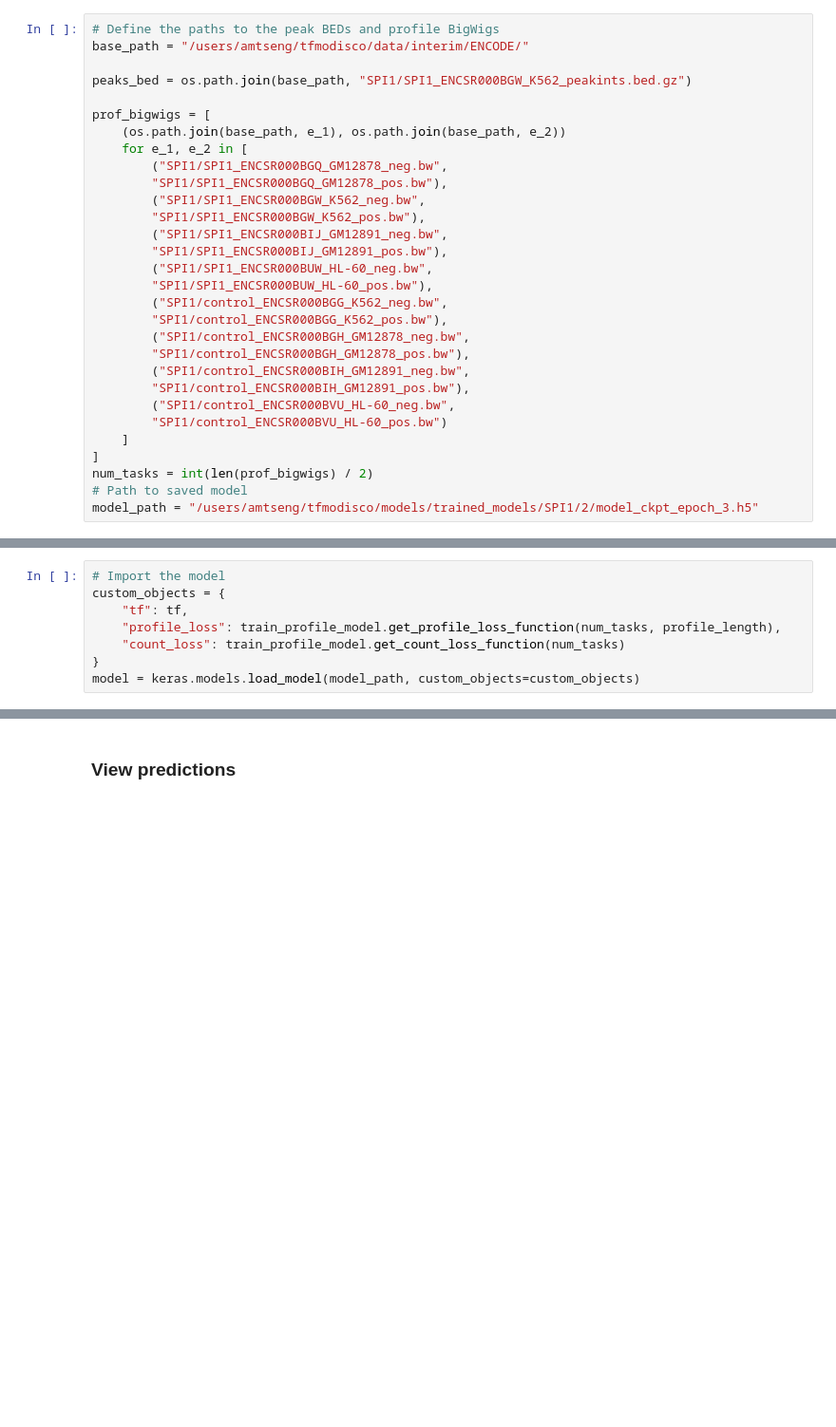
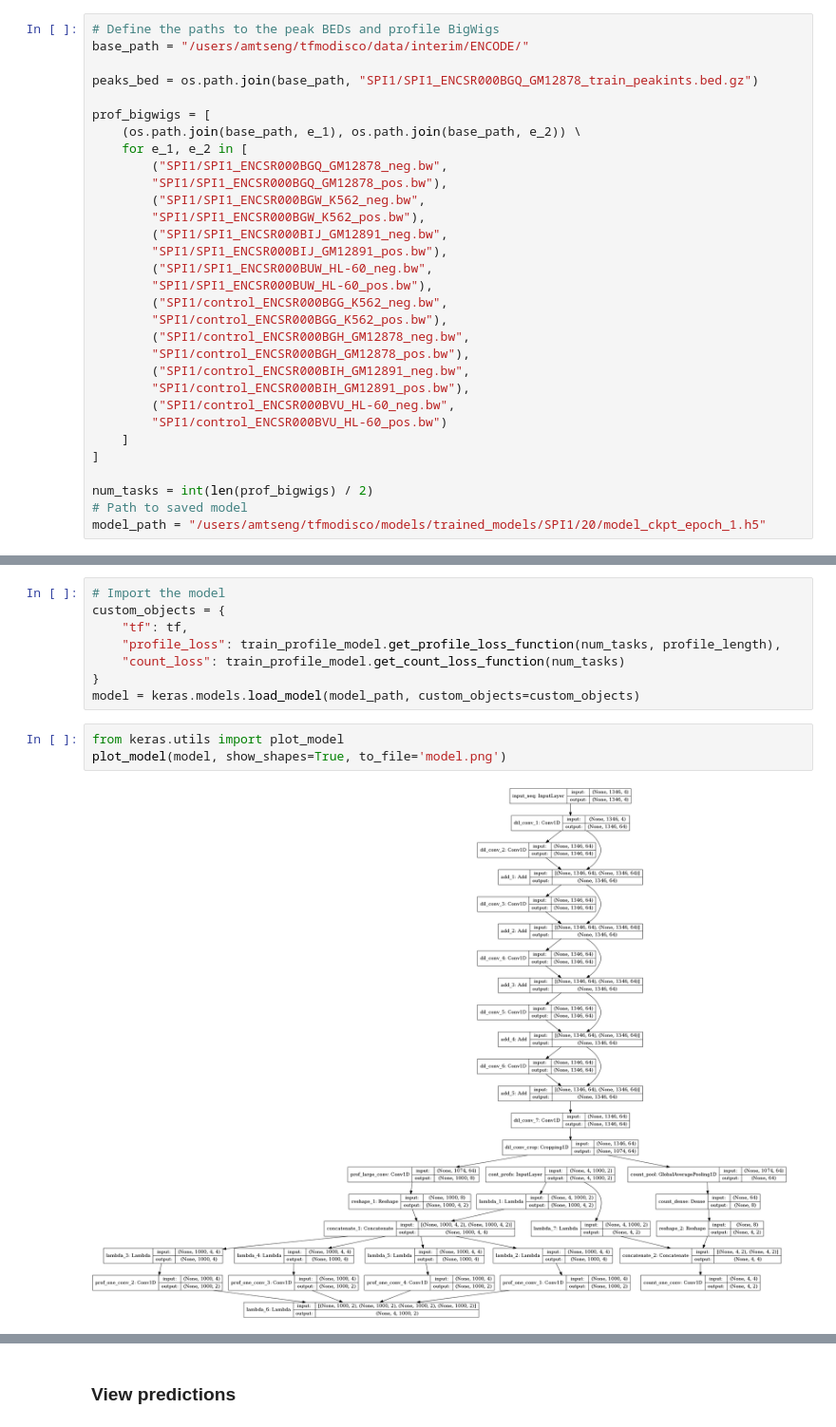
Before and after one commit to kundajelab/neural_motif_discovery, a Jupyter notebook: notebooks/predict_profiles.ipynb, the cells around one changed output, grey strips where cells are left out. Shown at 95% size. Drawn from its saved outputs; the diff is of its cells as text; blank space fills up the shorter version.

Commit message:
Update notebooks for metric extraction and profile visualization
Include model architecture visualization

```diff
--- a/notebooks/predict_profiles.ipynb
+++ b/notebooks/predict_profiles.ipynb
@@ -20,10 +21,10 @@ import matplotlib.pyplot as plt
 # Define the paths to the peak BEDs and profile BigWigs
 base_path = "/users/amtseng/tfmodisco/data/interim/ENCODE/"
 
-peaks_bed = os.path.join(base_path, "SPI1/SPI1_ENCSR000BGW_K562_peakints.bed.gz")
+peaks_bed = os.path.join(base_path, "SPI1/SPI1_ENCSR000BGQ_GM12878_train_peakints.bed.gz")
 
 prof_bigwigs = [
-    (os.path.join(base_path, e_1), os.path.join(base_path, e_2))
+    (os.path.join(base_path, e_1), os.path.join(base_path, e_2)) \
     for e_1, e_2 in [
         ("SPI1/SPI1_ENCSR000BGQ_GM12878_neg.bw",
         "SPI1/SPI1_ENCSR000BGQ_GM12878_pos.bw"),
@@ -43,9 +44,10 @@ prof_bigwigs = [
         "SPI1/control_ENCSR000BVU_HL-60_pos.bw")
     ]
 ]
+
 num_tasks = int(len(prof_bigwigs) / 2)
 # Path to saved model
-model_path = "/users/amtseng/tfmodisco/models/trained_models/SPI1/2/model_ckpt_epoch_3.h5"
+model_path = "/users/amtseng/tfmodisco/models/trained_models/SPI1/20/model_ckpt_epoch_1.h5"
 # %% [markdown]
 ### Data preparation
 Use classes from `make_profile_dataset` to prepare positive and negative inputs.
@@ -95,6 +99,11 @@ custom_objects = {
     "count_loss": train_profile_model.get_count_loss_function(num_tasks)
 }
 model = keras.models.load_model(model_path, custom_objects=custom_objects)
+# %%
+from keras.utils import plot_model
+plot_model(model, show_shapes=True, to_file='model.png')
+# %% [output]
+[figure, added]
 # %%
 def predict_coords(coords):
     """
```
Also changed, not shown: parts of 23 cells of this notebook, 1 other file.
